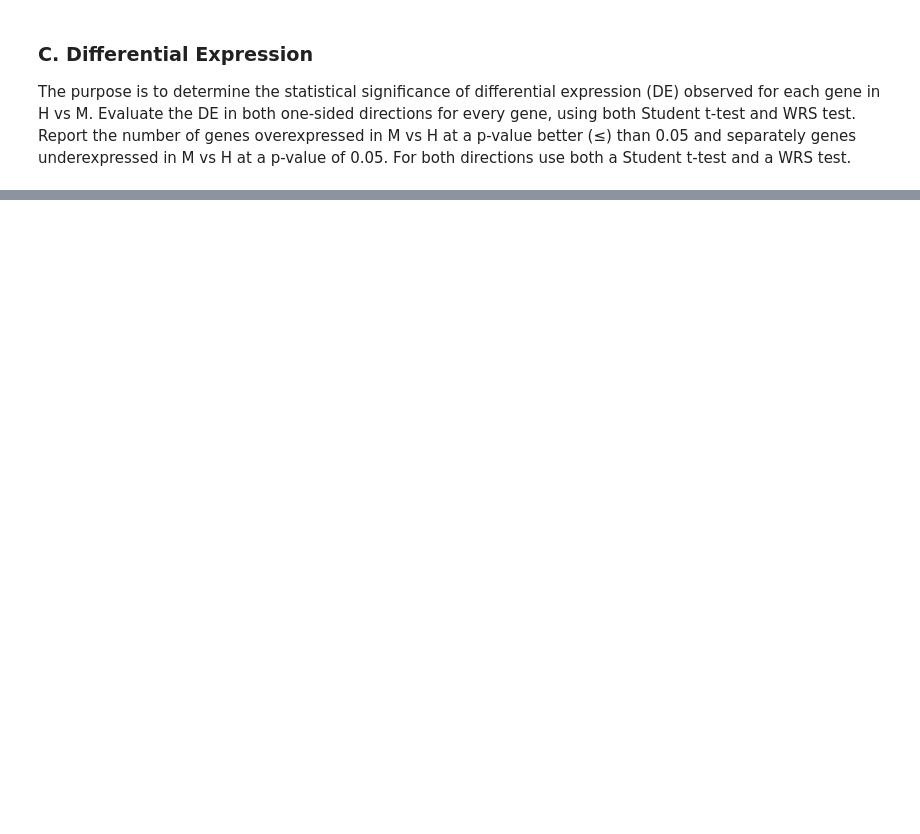
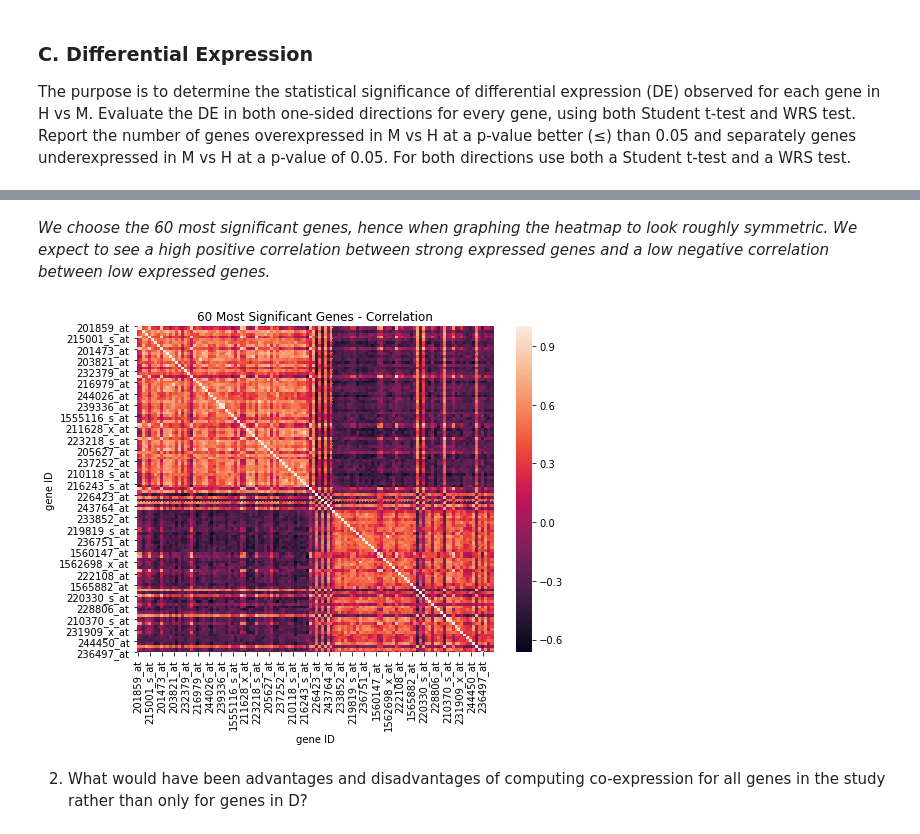
Before and after one commit to mayakerem/StatisticsDataAnalysis, a Jupyter notebook: HW4/204818181_329827190.ipynb, the cells around one changed output, grey strips where cells are left out. Drawn from its saved outputs; the diff is of its cells as text; code cells hidden in the pictures; blank space fills up the shorter version.

```diff
--- a/HW4/204818181_329827190.ipynb
+++ b/HW4/204818181_329827190.ipynb
@@ -160,0 +229,4 @@ Report the number of genes overexpressed in M vs H at a p-value better (≤) tha
+# %%
+# Defining overexpressed and underexpressed genes
+wrs_overexpressed = wrs_data.T[(wrs_data.T.iloc[:,0] > 0) & (wrs_data.T.iloc[:,1] < alpha)]
+wrs_underexpressed = wrs_data.T[(wrs_data.T.iloc[:,0] <= 0) & (wrs_data.T.iloc[:,1] < alpha)]
@@ -171,0 +246,7 @@ Compute Spearman rho correlations in all pairs within D (120 choose 2 numbers).
+# %%
+significantly_underexpressed = wrs_overexpressed.sort_values(by=wrs_underexpressed.columns[1]).head(60)
+significantly_overexpressed = wrs_underexpressed.sort_values(by=wrs_overexpressed.columns[1]).head(60)
+# print(significantly_underexpressed)
+# print(significantly_overexpressed)
+significant_set = significantly_underexpressed.append(significantly_overexpressed)
+print(significant_set)
@@ -171,0 +269,21 @@ Compute Spearman rho correlations in all pairs within D (120 choose 2 numbers).
+# %%
+gene_id = list(significant_set.index.values)
+# %%
+significant_data = clean_transpose_data[significant_set.index].astype("float")
+significant_spearman_corr = D_df.corr()
+# %% [markdown]
+_We choose the 60 most significant genes, hence when graphing the heatmap to look roughly symmetric.
+We expect to see a high positive correlation between strong expressed genes and a low negative correlation between low expressed genes._
+# %%
+significant_data_heatmap = clean_transpose_data.filter(np.append('Class', gene_id), axis=1)
+
+plt.figure(figsize = (8,6))
+sns.heatmap(significant_spearman_corr);
+plt.xlabel("gene ID")
+plt.ylabel("gene ID")
+plt.title("60 Most Significant Genes - Correlation")
+plt.show()
+# %% [output]
+[figure, added]
+# %% [markdown]
+2)	What would have been advantages and disadvantages of computing co-expression for all genes in the study rather than only for genes in D?
```
Also changed, not shown: parts of 50 cells of this notebook.
